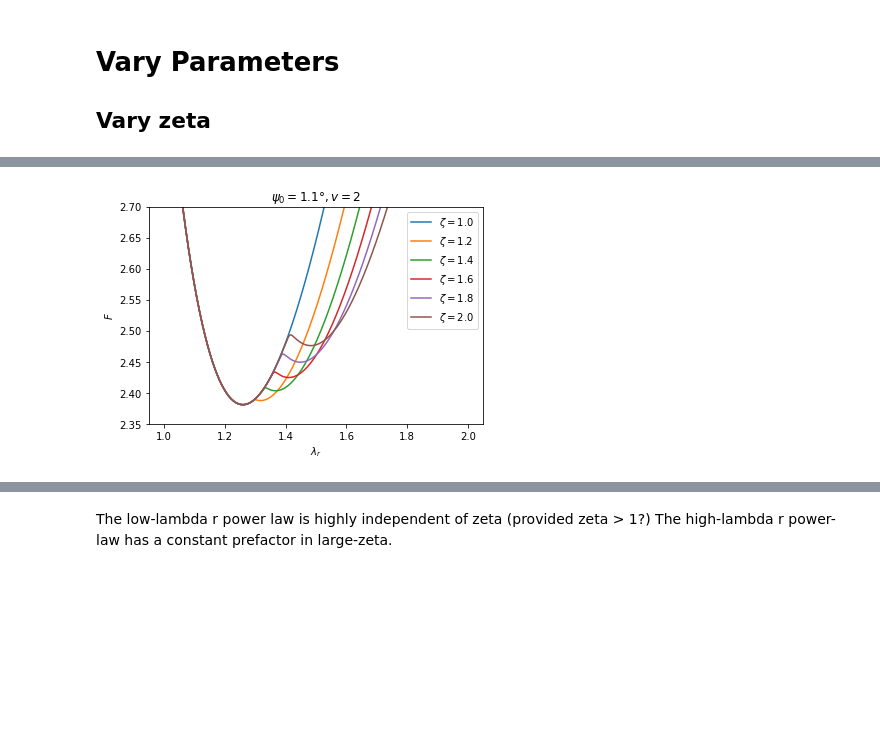
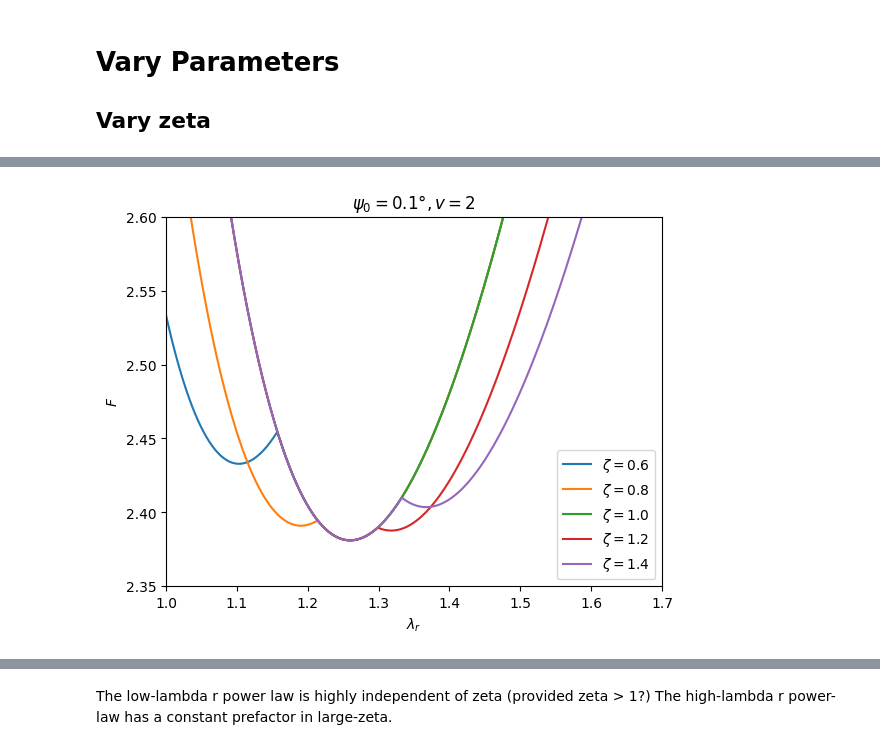
Before and after one commit to gouwsxander/hydrated-liquid-crystal-elastomers, a Jupyter notebook: Free energy minimization/plot_free_energy.ipynb, the cells around one changed output, grey strips where cells are left out. Cells and saved outputs as stored; diff of their text form; code cells hidden in the pictures; blank space fills up the shorter version.

Commit message:
Made all plots needed to explore the small angle solutions

```diff
--- a/Free energy minimization/plot_free_energy.ipynb
+++ b/Free energy minimization/plot_free_energy.ipynb
@@ -34,0 +48,17 @@ def plot_reduced_free_energy_vs_swell_anisotropy_constant_twist(lambda_r, psi_0,
+# %%
+lambda_r_array_far = np.logspace(-2, 3, 1000, base=10)
+psi_0 = 0.5 * np.pi / 180
+v_swell = 2
+zeta = 1.3
+
+plot_reduced_free_energy_vs_lambda_r_constant_twist(lambda_r_array_far, psi_0, v_swell, zeta,
+                                                    {"label": f"$\\psi = {psi_0 * 180/np.pi:.02f}\\degree, \\zeta = {zeta}, v = {v_swell}$"})
+
+plt.legend(loc='best')
+
+plt.xlim(1e-2, 1e3)
+plt.ylim(1e0, 1e8)
+
+plt.xscale('log')
+plt.yscale('log')
+plt.show()
@@ -77,10 +130,14 @@ plt.show()
 # %%
-plot_reduced_free_energy_vs_lambda_r_vary_zeta(np.linspace(1, 2, 1000), 0.02, 2, [ONE, 1.2, 1.4, 1.6, 1.8, 2])
-#plt.xlim(1,1.7)
-plt.ylim(2.35,2.7)
+zeta_list = [0.6, 0.8, ONE, 1.2, 1.4]
+
+psi_0 = 0.1 * np.pi / 180
+
+plot_reduced_free_energy_vs_lambda_r_vary_zeta(lambda_r_array_close, psi_0, 2, zeta_list)
+plt.xlim(1,1.7)
+plt.ylim(2.35,2.6)
 plt.show()
 # %% [output]
-[figure, old version]
+[figure, new version]
 # %%
 plot_reduced_free_energy_vs_lambda_r_vary_zeta(np.logspace(-1, 2, 1000, base=10), 0.02, 2, [0.1, ONE, 10, 100, 1000])
 #plt.xlim(1,1.7)
```
Also changed, not shown: parts of 24 cells of this notebook.
